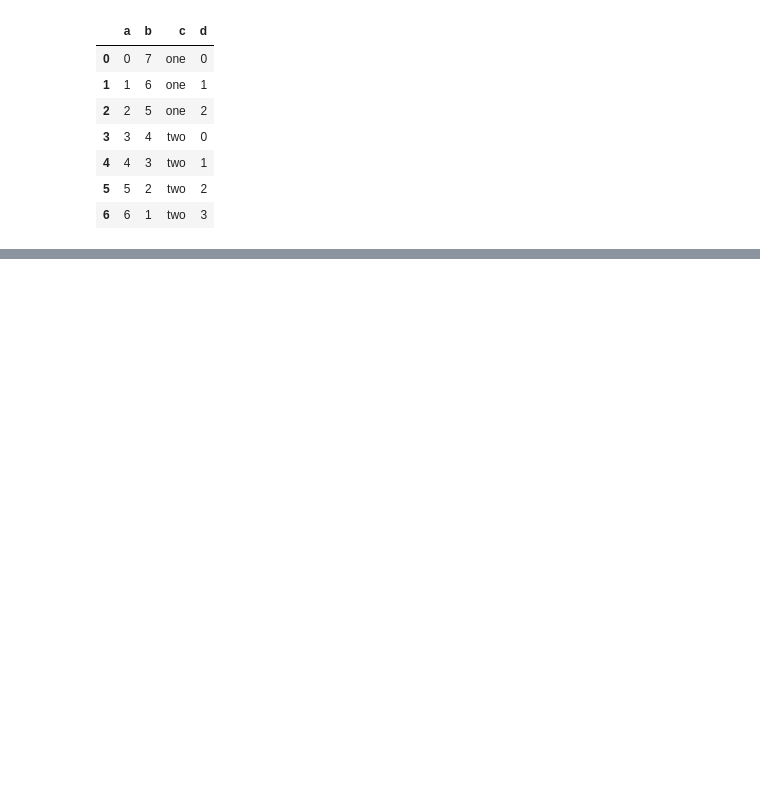
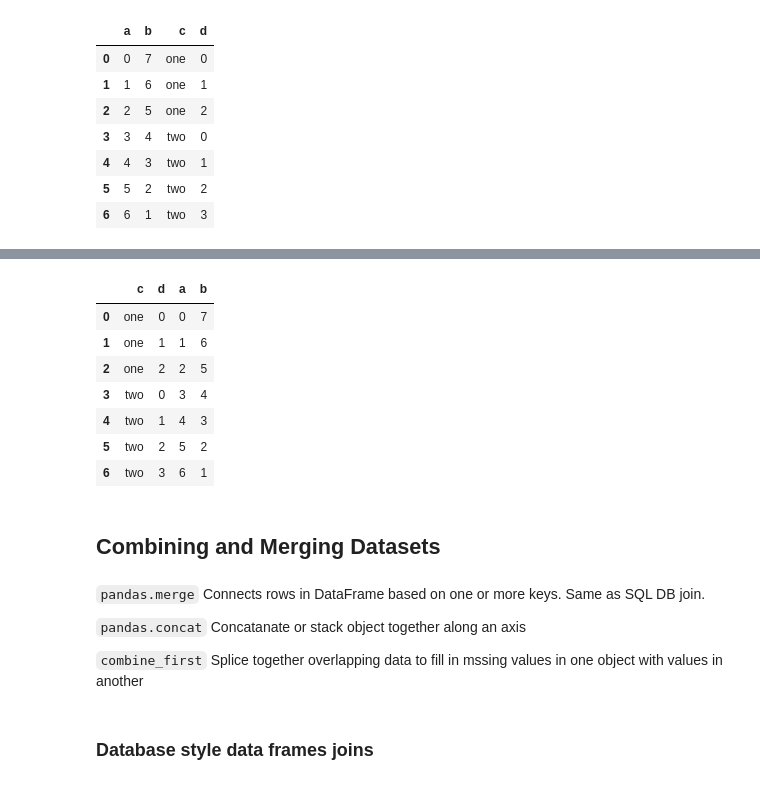
Before and after one commit to atozncoder/ai, a Jupyter notebook: PythonForDataAnalysisBook/8-DataWrangling.ipynb, the cells around one changed output, grey strips where cells are left out. Saved outputs shown, nothing was run; the diff lists cells and outputs as text; code cells hidden in the pictures; blank space fills up the shorter version.

```diff
--- a/PythonForDataAnalysisBook/8-DataWrangling.ipynb
+++ b/PythonForDataAnalysisBook/8-DataWrangling.ipynb
@@ -227,0 +254,25 @@ frame
+# %%
+# We can reset it
+frame.set_index(["c", "d"]).reset_index()
+# %% [output]
+|  | c | d | a | b |
+| 0 | one | 0 | 0 | 7 |
+| 1 | one | 1 | 1 | 6 |
+| 2 | one | 2 | 2 | 5 |
+| 3 | two | 0 | 3 | 4 |
+| 4 | two | 1 | 4 | 3 |
+| 5 | two | 2 | 5 | 2 |
+| 6 | two | 3 | 6 | 1 |
+# %% [markdown]
+## Combining and Merging Datasets
+# %% [markdown]
+`pandas.merge`
+Connects rows in DataFrame based on one or more keys. Same as SQL DB join.
+
+`pandas.concat`
+Concatanate or stack object together along an axis
+
+`combine_first`
+Splice together overlapping data to fill in mssing values in one object with values in another
+# %% [markdown]
+### Database style data frames joins
```
Also changed, not shown: parts of 12 cells of this notebook.
